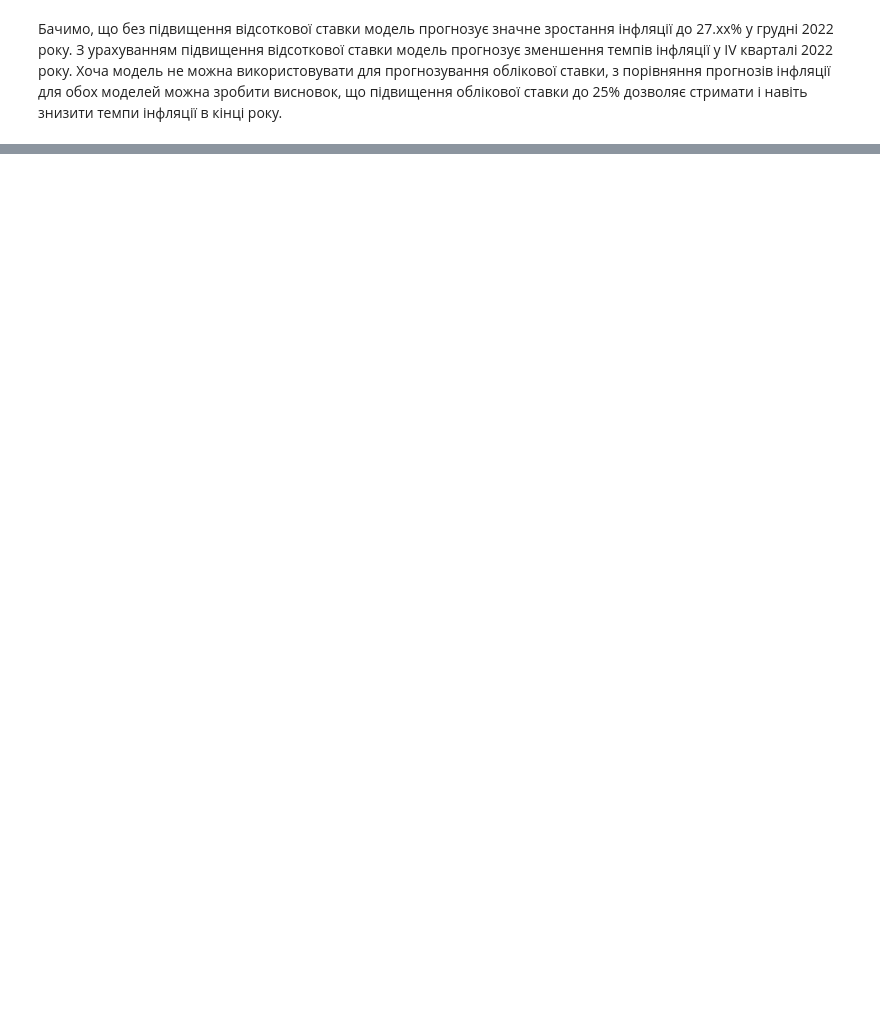
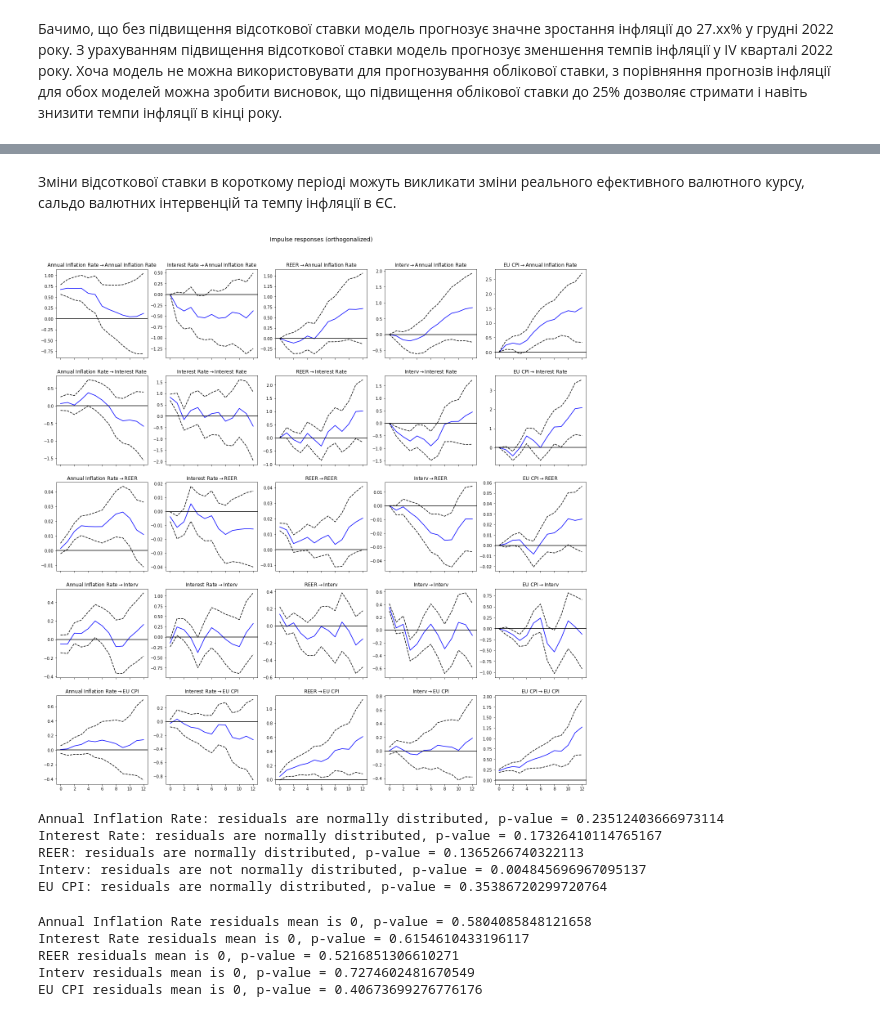
Before and after one commit to poopaandloopa/nbu_univ_challenge, a Jupyter notebook: models.ipynb, the cells around one changed output, grey strips where cells are left out. Drawn from its saved outputs; the diff is of its cells as text; code cells hidden in the pictures; blank space fills up the shorter version.

```diff
--- a/models.ipynb
+++ b/models.ipynb
@@ -498,0 +460,26 @@ best_model.predict(6, 0.05)
+# %% [markdown]
+Зміни відсоткової ставки в короткому періоді можуть викликати зміни реального ефективного валютного курсу, сальдо валютних інтервенцій та темпу інфляції в ЄС.
+# %%
+irf = best_model.irf(periods=12)
+irf.plot(figsize=(20, 20), orth=True)
+plt.show()
+# %% [output]
+[figure, added]
+# %%
+#normality testing
+
+test_normality(residuals=best_model.resid, variables=best_model.names)
+# %% [output]
+Annual Inflation Rate: residuals are normally distributed, p-value = 0.23512403666973114
+Interest Rate: residuals are normally distributed, p-value = 0.17326410114765167
+REER: residuals are normally distributed, p-value = 0.1365266740322113
+Interv: residuals are not normally distributed, p-value = 0.004845696967095137
+EU CPI: residuals are normally distributed, p-value = 0.35386720299720764
+# %%
+test_resid_mean(residuals=best_model.resid, variables=best_model.names)
+# %% [output]
+Annual Inflation Rate residuals mean is 0, p-value = 0.5804085848121658
+Interest Rate residuals mean is 0, p-value = 0.6154610433196117
+REER residuals mean is 0, p-value = 0.5216851306610271
+Interv residuals mean is 0, p-value = 0.7274602481670549
+EU CPI residuals mean is 0, p-value = 0.40673699276776176
```
Also changed, not shown: parts of 29 cells of this notebook.
